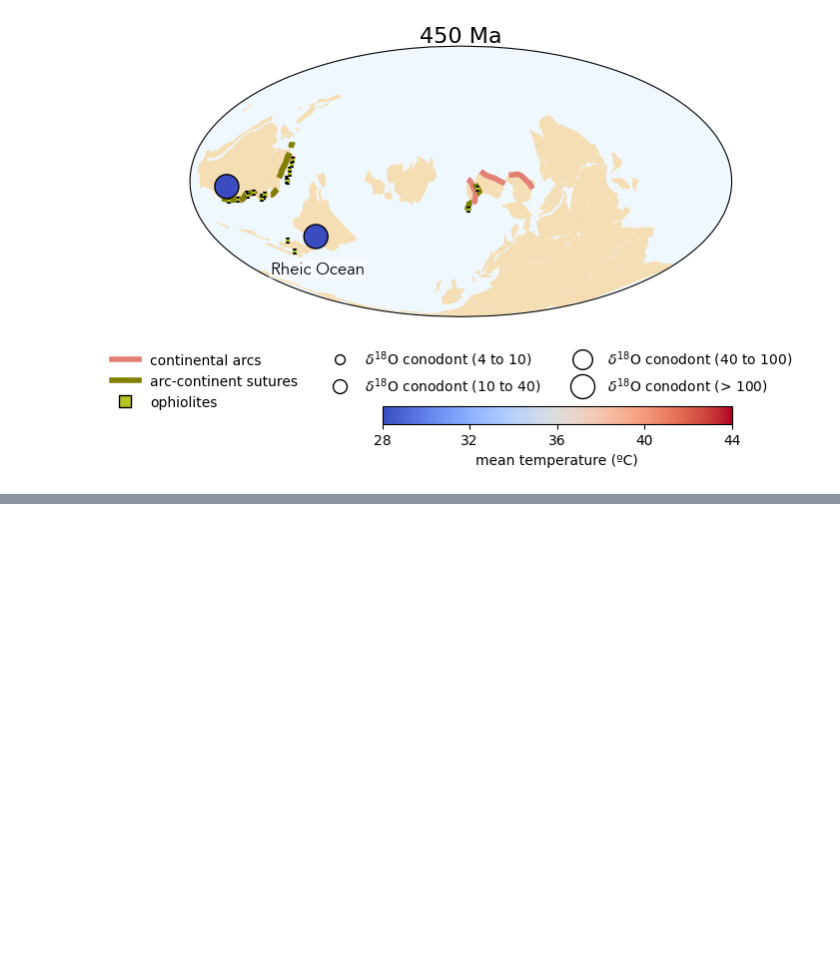
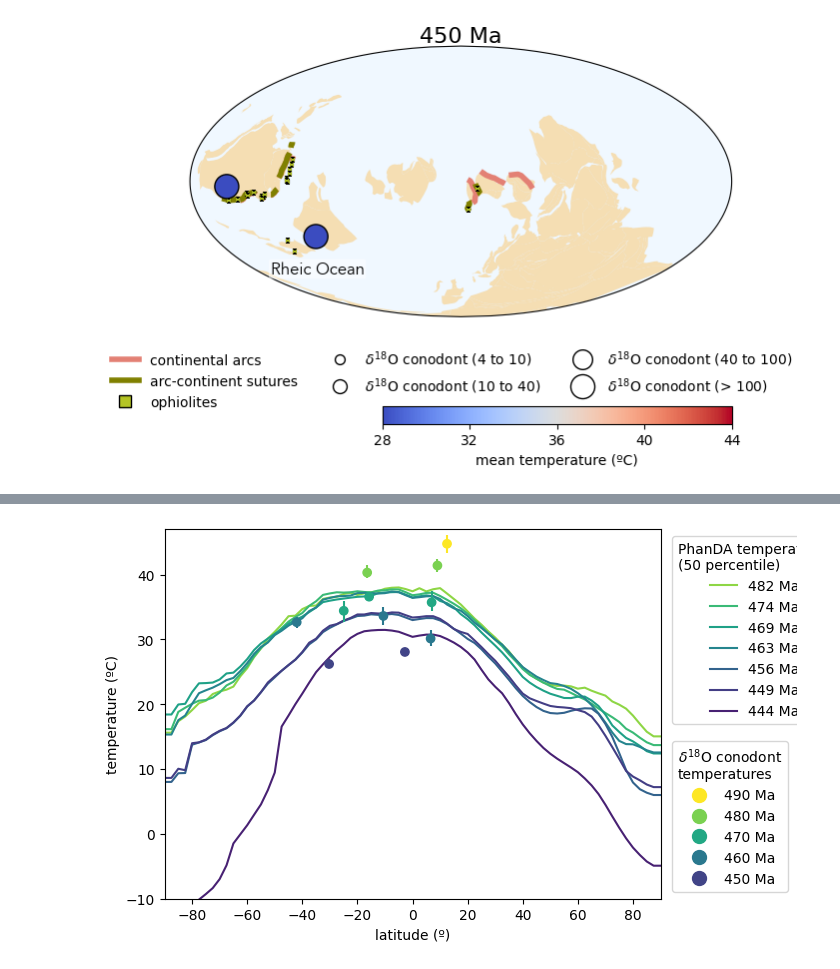
Before and after one commit to Swanson-Hysell-Group/2025_Ordovician_review, a Jupyter notebook: code/paleogeography_arcs_suture_temperatures.ipynb, the cells around one changed output, grey strips where cells are left out. Drawn from its saved outputs; the diff is of its cells as text; code cells hidden in the pictures; blank space fills up the shorter version.

```diff
--- a/code/paleogeography_arcs_suture_temperatures.ipynb
+++ b/code/paleogeography_arcs_suture_temperatures.ipynb
@@ -659,0 +685,9 @@ plt.savefig('../Figures/paleogeo_temp_' + str(t) + '_mollweide.pdf', bbox_inches
+# %%
+temp_lat_Tremadocian = pd.read_csv('https://raw.githubusercontent.com/EJJudd/PhanDA/refs/heads/main/5_Outputs/PhanDA_LTG_percentiles/PhanDA_LTG_Tremadocian.csv')
+temp_lat_Floian = pd.read_csv('https://raw.githubusercontent.com/EJJudd/PhanDA/refs/heads/main/5_Outputs/PhanDA_LTG_percentiles/PhanDA_LTG_Floian.csv')
+temp_lat_Dapingian = pd.read_csv('https://raw.githubusercontent.com/EJJudd/PhanDA/refs/heads/main/5_Outputs/PhanDA_LTG_percentiles/PhanDA_LTG_Dapingian.csv')
+temp_lat_Darriwilian = pd.read_csv('https://raw.githubusercontent.com/EJJudd/PhanDA/refs/heads/main/5_Outputs/PhanDA_LTG_percentiles/PhanDA_LTG_Darriwilian.csv')
+temp_lat_Sandbian = pd.read_csv('https://raw.githubusercontent.com/EJJudd/PhanDA/refs/heads/main/5_Outputs/PhanDA_LTG_percentiles/PhanDA_LTG_Sandbian.csv')
+temp_lat_Katian = pd.read_csv('https://raw.githubusercontent.com/EJJudd/PhanDA/refs/heads/main/5_Outputs/PhanDA_LTG_percentiles/PhanDA_LTG_Katian.csv')
+temp_lat_Hirnantian = pd.read_csv('https://raw.githubusercontent.com/EJJudd/PhanDA/refs/heads/main/5_Outputs/PhanDA_LTG_percentiles/PhanDA_LTG_Hirnantian.csv')
+temp_lat_Darriwilian.head()
@@ -659,0 +733,70 @@ plt.savefig('../Figures/paleogeo_temp_' + str(t) + '_mollweide.pdf', bbox_inches
+# %%
+# Define your plots with colors based on mean ages
+line1 = plt.plot(temp_lat_Tremadocian['Latitude'], temp_lat_Tremadocian['LTG_50'],
+                 color=cmap(norm(Tremadocian_mean_age)), label=f'{round(Tremadocian_mean_age)} Ma')
+line2 = plt.plot(temp_lat_Floian['Latitude'], temp_lat_Floian['LTG_50'],
+                 color=cmap(norm(Floian_mean_age)), label=f'{round(Floian_mean_age)} Ma')
+line3 = plt.plot(temp_lat_Dapingian['Latitude'], temp_lat_Dapingian['LTG_50'],
+                 color=cmap(norm(Dapingian_mean_age)), label=f'{round(Dapingian_mean_age)} Ma')
+line4 = plt.plot(temp_lat_Darriwilian['Latitude'], temp_lat_Darriwilian['LTG_50'],
+                 color=cmap(norm(Darriwilian_mean_age)), label=f'{round(Darriwilian_mean_age)} Ma')
+line5 = plt.plot(temp_lat_Sandbian['Latitude'], temp_lat_Sandbian['LTG_50'],
+                 color=cmap(norm(Sandbian_mean_age)), label=f'{round(Sandbian_mean_age)} Ma')
+line6 = plt.plot(temp_lat_Katian['Latitude'], temp_lat_Katian['LTG_50'],
+                 color=cmap(norm(Katian_mean_age)), label=f'{round(Katian_mean_age)} Ma')
+line7 = plt.plot(temp_lat_Hirnantian['Latitude'], temp_lat_Hirnantian['LTG_50'],
+                 color=cmap(norm(Hirnantian_mean_age)), label=f'{round(Hirnantian_mean_age)} Ma')
+
+# Create the first legend for the plot lines
+first_legend = plt.legend(title="PhanDA temperatures\n(50 percentile)", loc='upper left', bbox_to_anchor=(1.01, 1))
+
+for i in range(len(temp_results)):
+    # Get the current latitude, mean temperature, lower CI, upper CI, and age for coloring
+    latitude = temp_results['Reconstructed Latitude'].iloc[i]
+    mean_temp = temp_results['Mean Temperature'].iloc[i]
+    lower_error = mean_temp - temp_results['Temperature lower CI'].iloc[i]
+    upper_error = temp_results['Temperature upper CI'].iloc[i] - mean_temp
+    age = temp_results['Age'].iloc[i]
+
+    # Plot the error bar with the same color as the scatter point
+    plt.errorbar(
+        latitude, mean_temp,
+        yerr=[[lower_error], [upper_error]],
+        fmt='None',
+        color=cmap(norm(age)),  # Color based on age
+        ecolor=cmap(norm(age)),  # Color error bars based on age
+        capsize=0,
+        zorder=100
+    )
+
+# Plot scatter data with its own label
+scatter = plt.scatter(temp_results['Reconstructed Latitude'], temp_results['Mean Temperature'],
+                      c=temp_results['Age'], cmap=cmap, norm=norm,
+                      label='$\delta^{18}\mathrm{O}$ conodont temperatures', zorder=101)
+
+# Create unique values for ages and corresponding colors from the scatter plot
+unique_ages = np.unique(temp_results['Age'])
+colors = cmap(norm(unique_ages))
+
+# Flip the order of unique ages and colors for the legend
+unique_ages = unique_ages[::-1]
+colors = colors[::-1]
+
+# Create custom legend handles for the unique ages as circles
+handles = [mlines.Line2D([], [], color=colors[i], marker='o', linestyle='None',
+                         markersize=10, label=f'{int(unique_ages[i])} Ma') for i in range(len(unique_ages))]
+
+# Add the second legend for the scatter plot with age labels
+second_legend = plt.legend(handles=handles, title="$\delta^{18}\mathrm{O}$ conodont\ntemperatures", loc='lower left', bbox_to_anchor=(1.01, 0))
+
+# Add the first legend back to the plot (after creating the second legend)
+plt.gca().add_artist(first_legend)
+
+plt.xlim(-90, 90)
+plt.ylim(-10, 47)
+plt.ylabel('temperature (ºC)')
+plt.xlabel('latitude (º)')
+plt.savefig('../Figures/PhanDA_temp_lat_50.pdf', bbox_inches='tight', transparent=True)
+plt.show()
+# %% [output]
+[figure, added]
```
Also changed, not shown: parts of 7 cells of this notebook, 1 other file.
